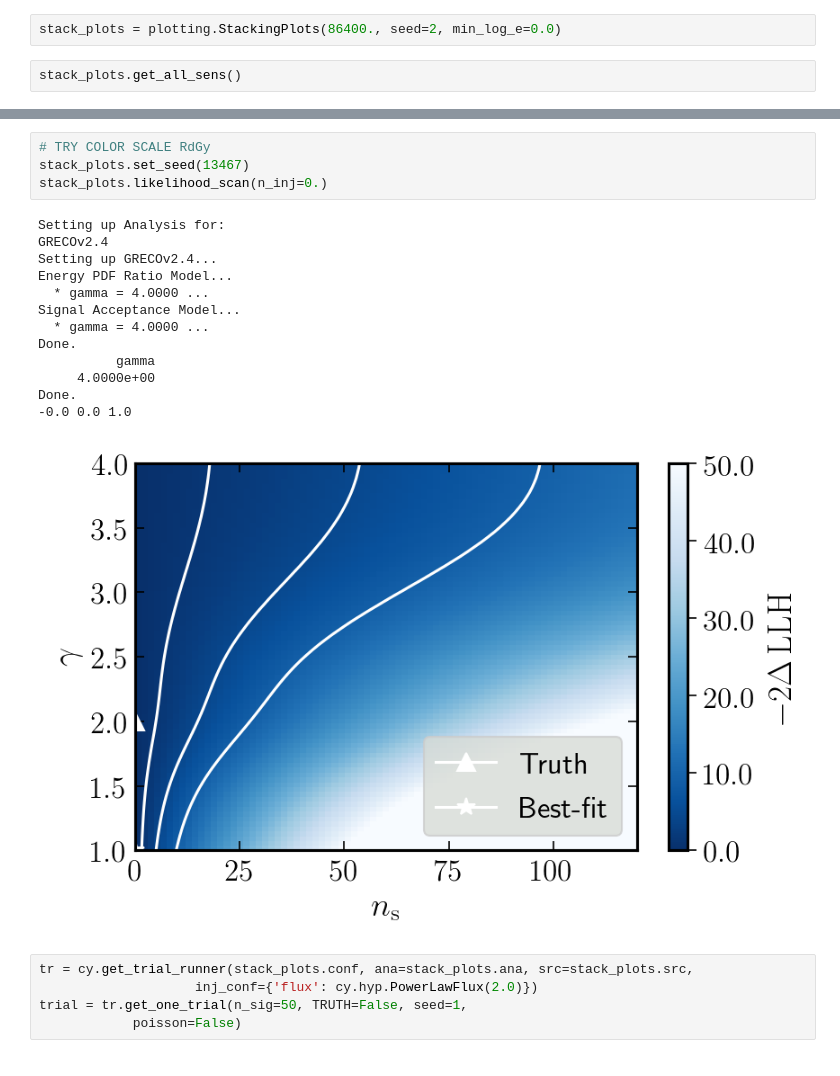
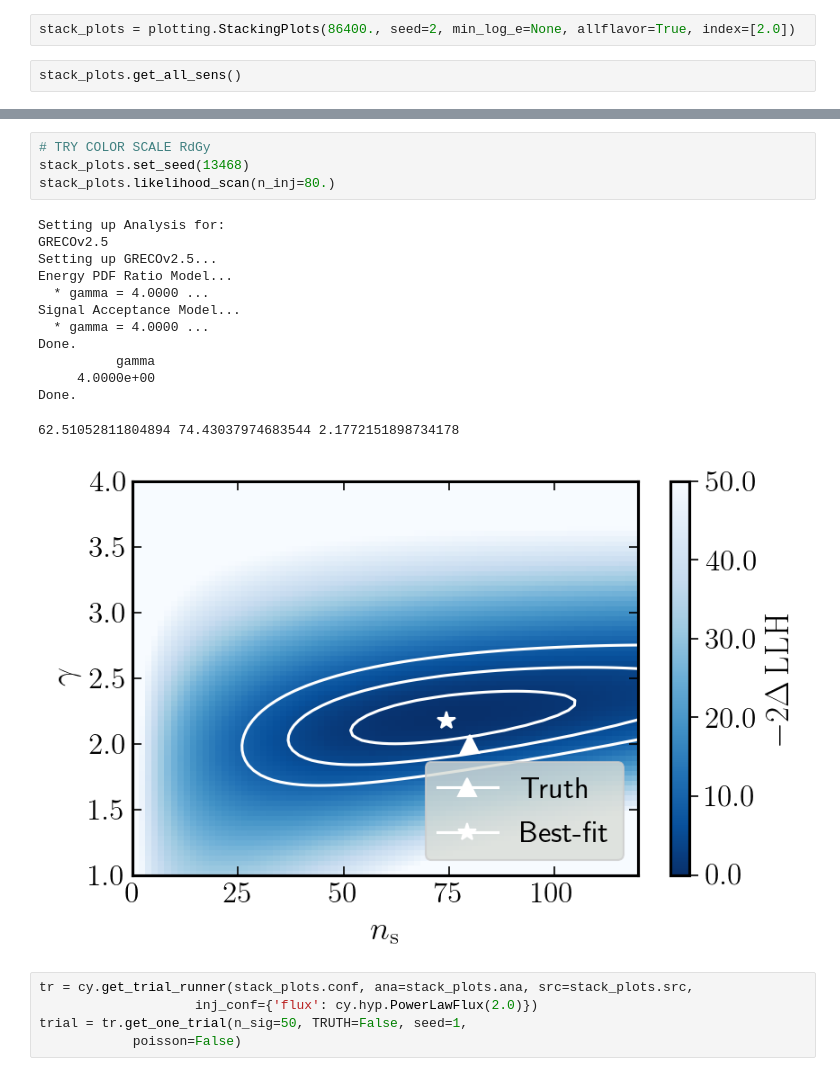
Before and after one commit to apizzuto/Novae, a Jupyter notebook: notebooks/stacking_sensitivity.ipynb, the cells around one changed output, grey strips where cells are left out. Saved outputs shown, nothing was run; the diff lists cells and outputs as text.

```diff
--- a/notebooks/stacking_sensitivity.ipynb
+++ b/notebooks/stacking_sensitivity.ipynb
@@ -35,7 +35,7 @@ reload(plotting)
 # %% [output]
 <module 'plotting' from '/home/apizzuto/Nova/scripts/plotting.py'>
 # %%
-stack_plots = plotting.StackingPlots(86400., seed=2, min_log_e=0.0)
+stack_plots = plotting.StackingPlots(86400., seed=2, min_log_e=None, allflavor=True, index=[2.0])
 # %%
 stack_plots.get_all_sens()
 # %%
@@ -59,21 +57,21 @@ True 864000.0 3.0 1.0
 # %%
 # TRY COLOR SCALE RdGy
-stack_plots.set_seed(13467)
-stack_plots.likelihood_scan(n_inj=0.)
+stack_plots.set_seed(13468)
+stack_plots.likelihood_scan(n_inj=80.)
 # %% [output]
 Setting up Analysis for:
-GRECOv2.4
-Setting up GRECOv2.4...
+GRECOv2.5
+Setting up GRECOv2.5...
 Energy PDF Ratio Model...
   * gamma = 4.0000 ...
 Signal Acceptance Model...
   * gamma = 4.0000 ...
 Done.
           gamma
      4.0000e+00
 Done.
--0.0 0.0 1.0
+62.51052811804894 74.43037974683544 2.1772151898734178
-[figure, old version]
+[figure, new version]
 # %%
 tr = cy.get_trial_runner(stack_plots.conf, ana=stack_plots.ana, src=stack_plots.src,
                     inj_conf={'flux': cy.hyp.PowerLawFlux(2.0)})
```
Also changed, not shown: parts of 13 cells of this notebook, 2 other files.
